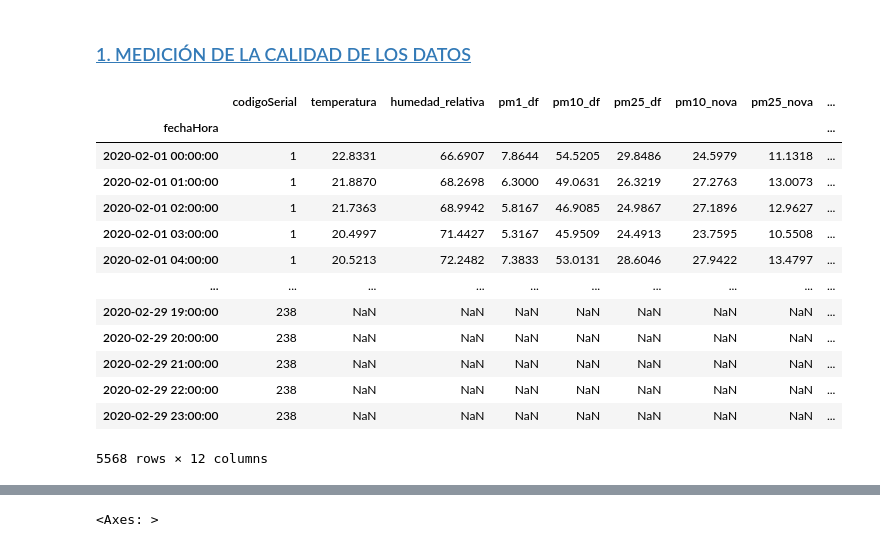
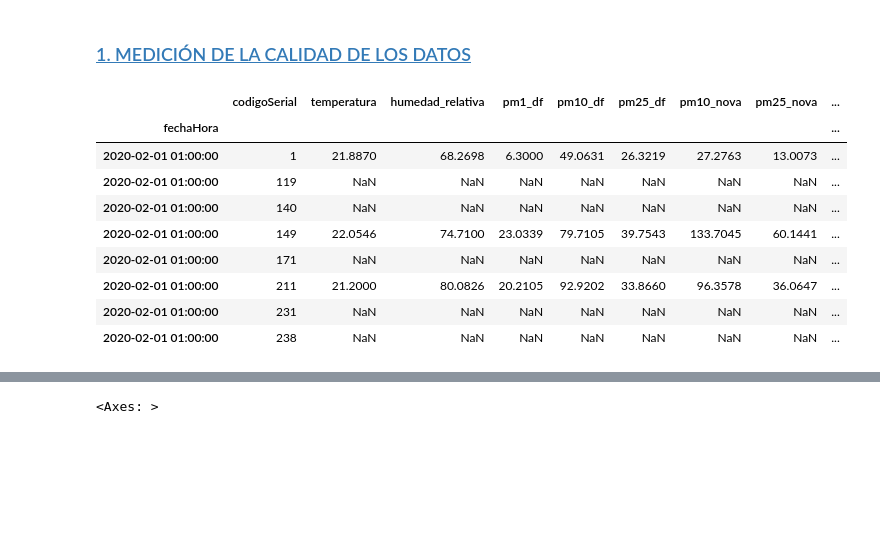
Before and after one commit to ferrcho024/Objetive_1, a Jupyter notebook: Data Interpolation/Full-stack.ipynb, the cells around one changed output, grey strips where cells are left out. Cells and saved outputs as stored; diff of their text form; code cells hidden in the pictures; blank space fills up the shorter version.

```diff
--- a/Data Interpolation/Full-stack.ipynb
+++ b/Data Interpolation/Full-stack.ipynb
@@ -71,23 +95,19 @@ for i in nodosCS:
 # %% [markdown]
 <a id='section1'></a>
 ### [1. MEDICIÓN DE LA CALIDAD DE LOS DATOS](#menu)
-# %%
-datos_h
-# %% [output]
-|  | codigoSerial | temperatura | humedad_relativa | pm1_df | pm10_df | pm25_df | pm10_nova | pm25_nova | ... |
-| fechaHora |  |  |  |  |  |  |  |  | ... |
-| 2020-02-01 00:00:00 | 1 | 22.8331 | 66.6907 | 7.8644 | 54.5205 | 29.8486 | 24.5979 | 11.1318 | ... |
-| 2020-02-01 01:00:00 | 1 | 21.8870 | 68.2698 | 6.3000 | 49.0631 | 26.3219 | 27.2763 | 13.0073 | ... |
-| 2020-02-01 02:00:00 | 1 | 21.7363 | 68.9942 | 5.8167 | 46.9085 | 24.9867 | 27.1896 | 12.9627 | ... |
-| 2020-02-01 03:00:00 | 1 | 20.4997 | 71.4427 | 5.3167 | 45.9509 | 24.4913 | 23.7595 | 10.5508 | ... |
-| 2020-02-01 04:00:00 | 1 | 20.5213 | 72.2482 | 7.3833 | 53.0131 | 28.6046 | 27.9422 | 13.4797 | ... |
-| ... | ... | ... | ... | ... | ... | ... | ... | ... | ... |
-| 2020-02-29 19:00:00 | 238 | NaN | NaN | NaN | NaN | NaN | NaN | NaN | ... |
-| 2020-02-29 20:00:00 | 238 | NaN | NaN | NaN | NaN | NaN | NaN | NaN | ... |
-| 2020-02-29 21:00:00 | 238 | NaN | NaN | NaN | NaN | NaN | NaN | NaN | ... |
-| 2020-02-29 22:00:00 | 238 | NaN | NaN | NaN | NaN | NaN | NaN | NaN | ... |
-| 2020-02-29 23:00:00 | 238 | NaN | NaN | NaN | NaN | NaN | NaN | NaN | ... |
-5568 rows × 12 columns
+# %%
+datos_h.loc['2020-02-01 01:00:00']
+# %% [output]
+|  | codigoSerial | temperatura | humedad_relativa | pm1_df | pm10_df | pm25_df | pm10_nova | pm25_nova | ... |
+| fechaHora |  |  |  |  |  |  |  |  | ... |
+| 2020-02-01 01:00:00 | 1 | 21.8870 | 68.2698 | 6.3000 | 49.0631 | 26.3219 | 27.2763 | 13.0073 | ... |
+| 2020-02-01 01:00:00 | 119 | NaN | NaN | NaN | NaN | NaN | NaN | NaN | ... |
+| 2020-02-01 01:00:00 | 140 | NaN | NaN | NaN | NaN | NaN | NaN | NaN | ... |
+| 2020-02-01 01:00:00 | 149 | 22.0546 | 74.7100 | 23.0339 | 79.7105 | 39.7543 | 133.7045 | 60.1441 | ... |
+| 2020-02-01 01:00:00 | 171 | NaN | NaN | NaN | NaN | NaN | NaN | NaN | ... |
+| 2020-02-01 01:00:00 | 211 | 21.2000 | 80.0826 | 20.2105 | 92.9202 | 33.8660 | 96.3578 | 36.0647 | ... |
+| 2020-02-01 01:00:00 | 231 | NaN | NaN | NaN | NaN | NaN | NaN | NaN | ... |
+| 2020-02-01 01:00:00 | 238 | NaN | NaN | NaN | NaN | NaN | NaN | NaN | ... |
 # %%
 importlib.reload(f_DQM)
 importlib.reload(f_FS)
```
Also changed, not shown: parts of 8 cells of this notebook, 40 other files.
